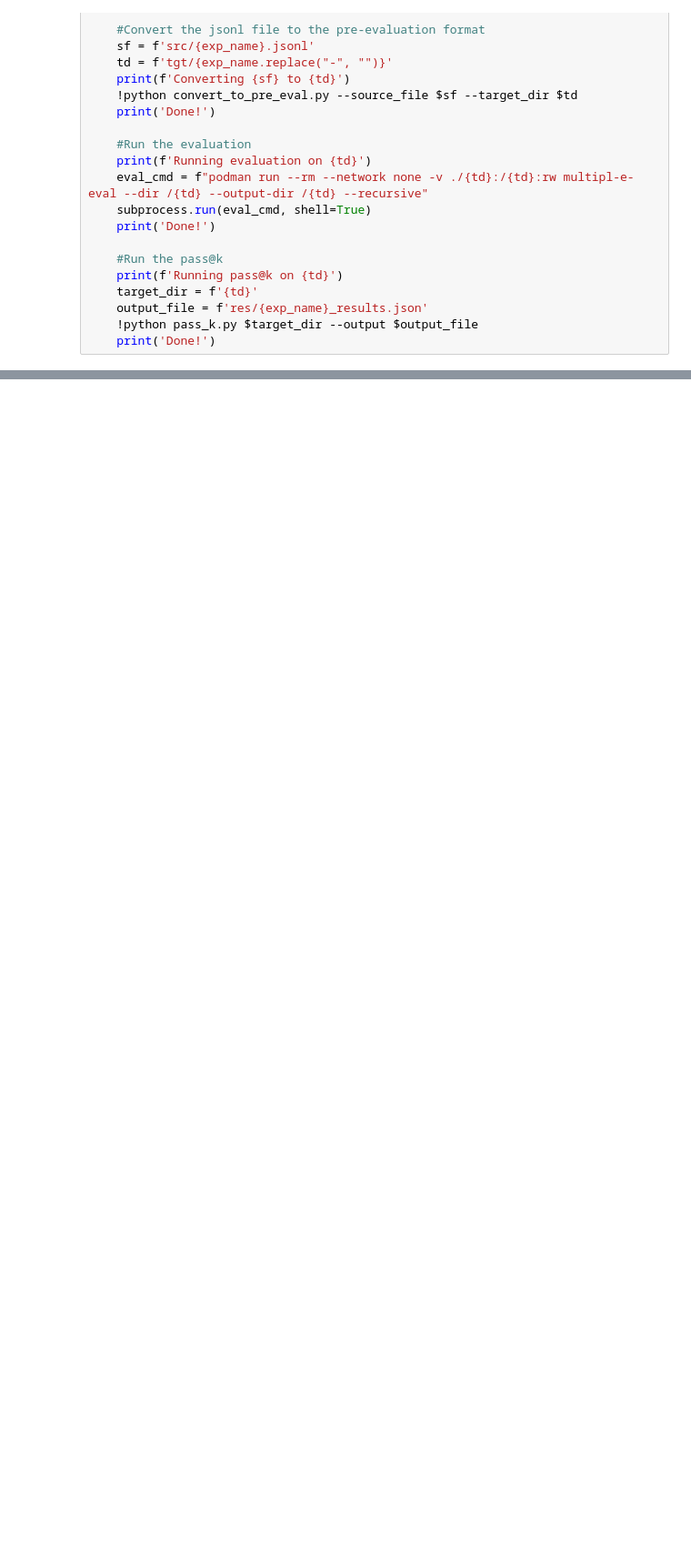
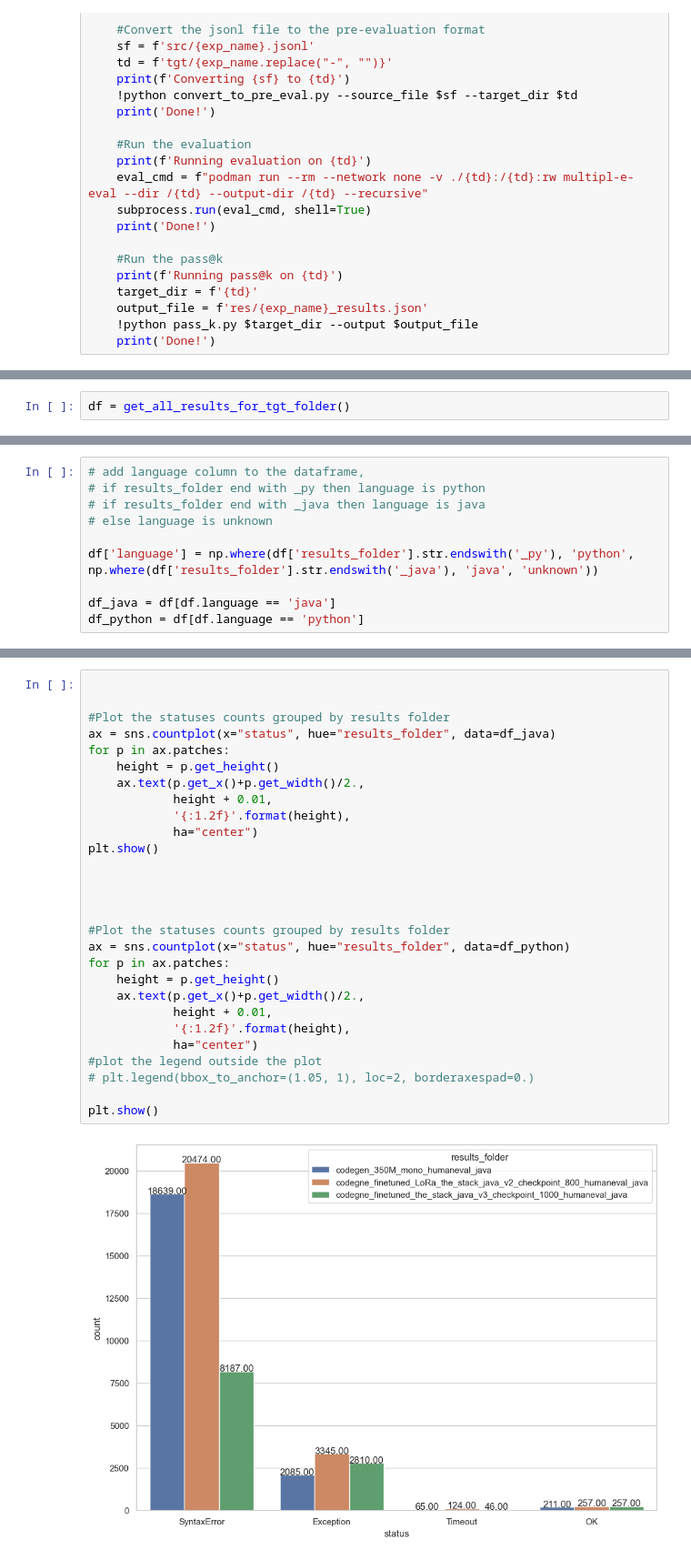
Before and after one commit to ammarnasr/LLM-for-code-intelligence, a Jupyter notebook: Evaluation/MultiPL-E/demo.ipynb, the cells around one changed output, grey strips where cells are left out. Shown at 91% size. Saved outputs shown, nothing was run; the diff lists cells and outputs as text; blank space fills up the shorter version.

```diff
--- a/Evaluation/MultiPL-E/demo.ipynb
+++ b/Evaluation/MultiPL-E/demo.ipynb
@@ -491,0 +316,2 @@ print(x/160)
+# %%
+df = get_all_results_for_tgt_folder()
@@ -491,0 +367,10 @@ print(x/160)
+# %%
+# add language column to the dataframe,
+# if results_folder end with _py then language is python
+# if results_folder end with _java then language is java
+# else language is unknown
+
+df['language'] = np.where(df['results_folder'].str.endswith('_py'), 'python', np.where(df['results_folder'].str.endswith('_java'), 'java', 'unknown'))
+
+df_java = df[df.language == 'java']
+df_python = df[df.language == 'python']
@@ -491,0 +387,30 @@ print(x/160)
+# %%
+
+
+#Plot the statuses counts grouped by results folder
+ax = sns.countplot(x="status", hue="results_folder", data=df_java)
+for p in ax.patches:
+    height = p.get_height()
+    ax.text(p.get_x()+p.get_width()/2.,
+            height + 0.01,
+            '{:1.2f}'.format(height),
+            ha="center")
+plt.show()
+
+
+
+
+#Plot the statuses counts grouped by results folder
+ax = sns.countplot(x="status", hue="results_folder", data=df_python)
+for p in ax.patches:
+    height = p.get_height()
+    ax.text(p.get_x()+p.get_width()/2.,
+            height + 0.01,
+            '{:1.2f}'.format(height),
+            ha="center")
+#plot the legend outside the plot
+# plt.legend(bbox_to_anchor=(1.05, 1), loc=2, borderaxespad=0.)
+
+plt.show()
+# %% [output]
+[figure, added]
```
Also changed, not shown: parts of 31 cells of this notebook, 16 other files.
